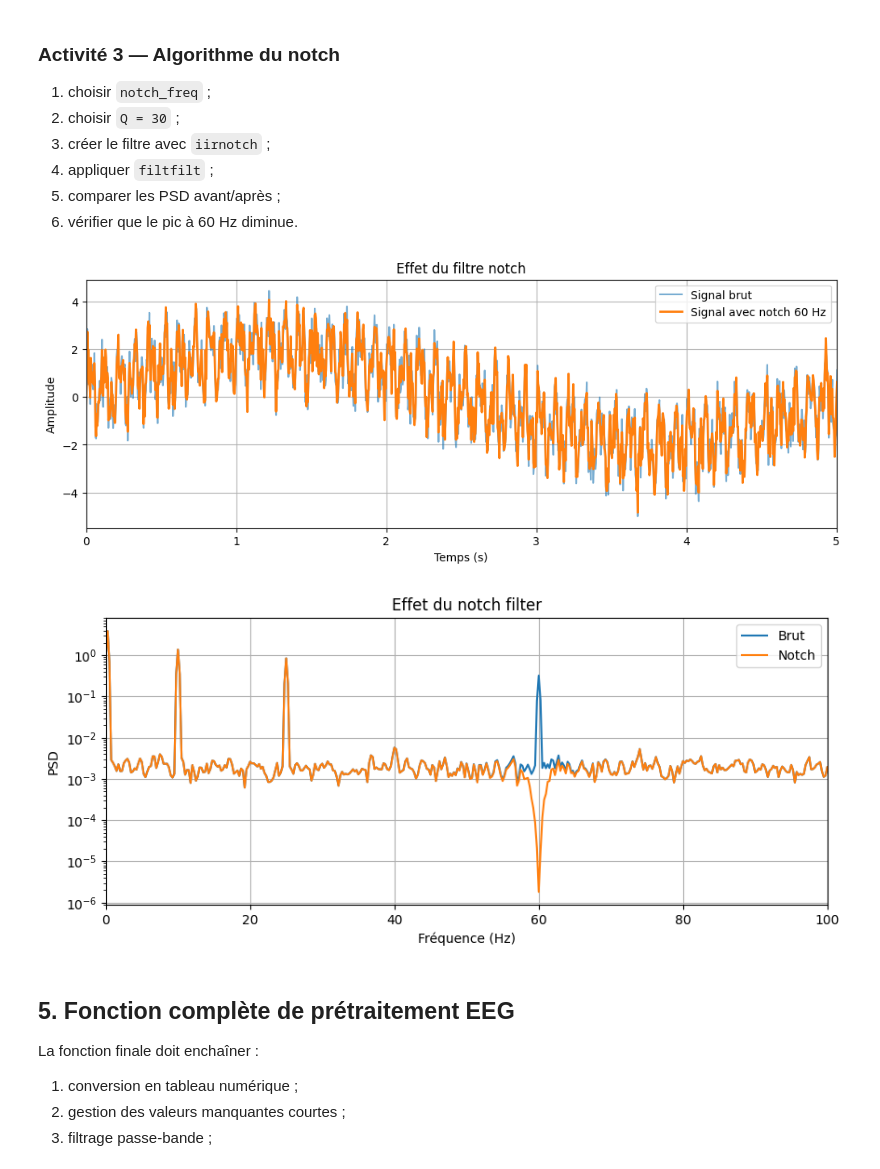
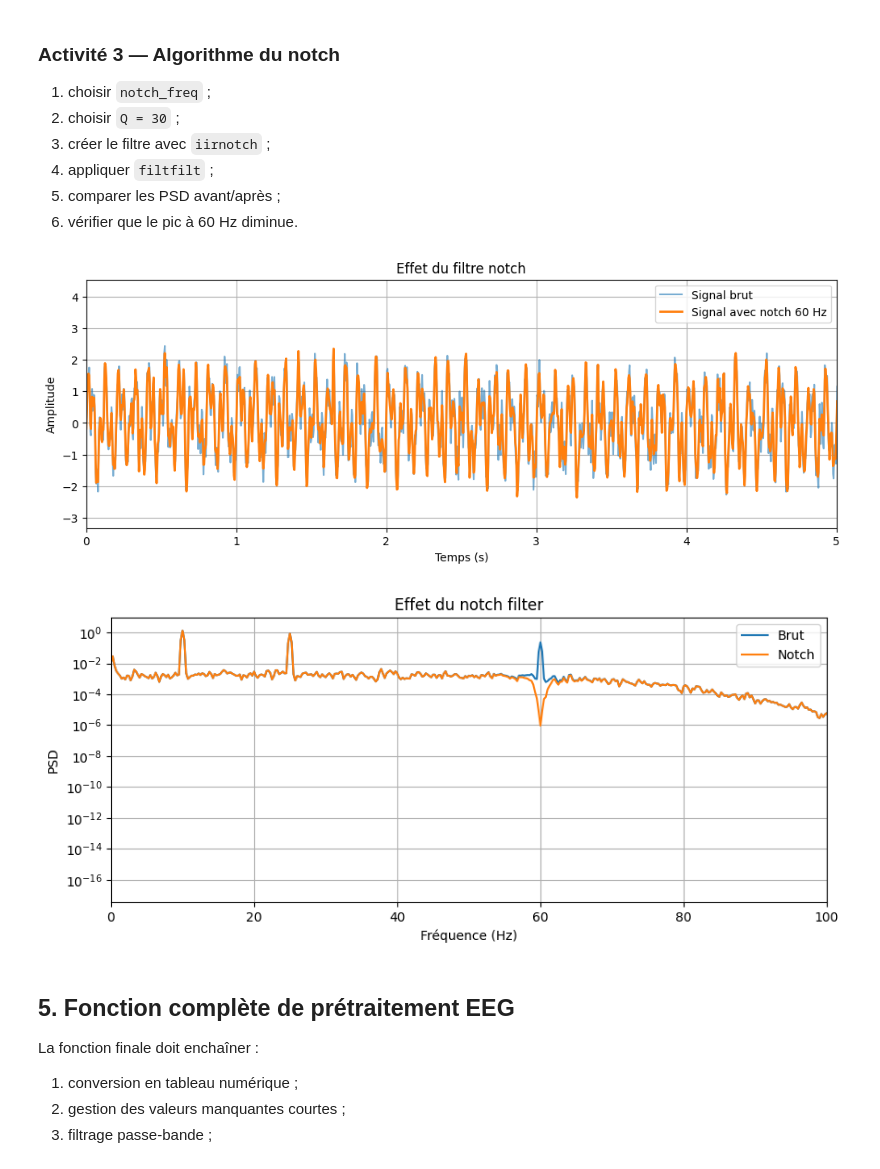
Before and after one commit to molivier1/Cerveau-Machine, a Jupyter notebook: TD3.ipynb, the cells around one changed output. Saved outputs shown, nothing was run; the diff lists cells and outputs as text; code cells hidden in the pictures.

```diff
--- a/TD3.ipynb
+++ b/TD3.ipynb
@@ -280,37 +280,37 @@ notch_freq = 60
 Q = 30
 
 b, a = iirnotch(notch_freq, Q, fs)
-x_final = filtfilt(b, a, x)
+x_final = filtfilt(b, a, x_bandpass)
 
 
 plt.figure(figsize=(12,4))
 plt.plot(t, x_bandpass, label="Signal brut", alpha=0.6)
 plt.plot(t, x_final, label="Signal avec notch 60 Hz", linewidth=2)
 plt.xlim(0, 5)
 plt.xlabel("Temps (s)")
 plt.ylabel("Amplitude")
 plt.title("Effet du filtre notch")
 plt.legend()
 plt.grid()
 plt.show()
 
 # 4. Vérification fréquentielle (PSD)
 f1, psd1 = welch(x_bandpass, fs=fs, nperseg=1024)
 f2, psd2 = welch(x_final, fs=fs, nperseg=1024)
 
 plt.figure(figsize=(10,4))
 plt.semilogy(f1, psd1, label="Brut")
 plt.semilogy(f2, psd2, label="Notch")
 plt.xlim(0, 100)
 plt.xlabel("Fréquence (Hz)")
 plt.ylabel("PSD")
 plt.title("Effet du notch filter")
 plt.legend()
 plt.grid()
 plt.show()
 # %% [output]
-[figure, old version]
+[figure, new version]
-[figure, old version]
+[figure, new version]
 # %% [markdown]
 ## 5. Fonction complète de prétraitement EEG
 
```
Also changed, not shown: parts of 4 cells of this notebook.
